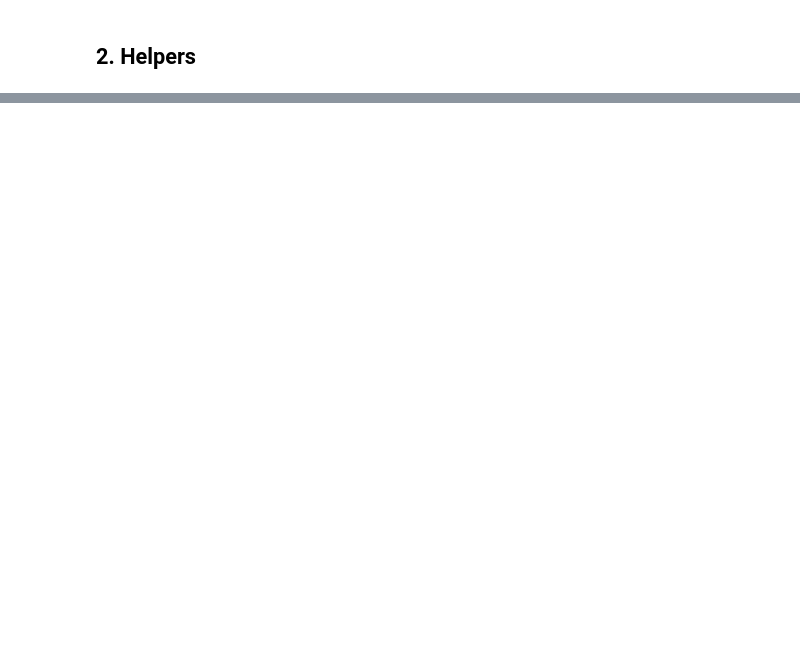
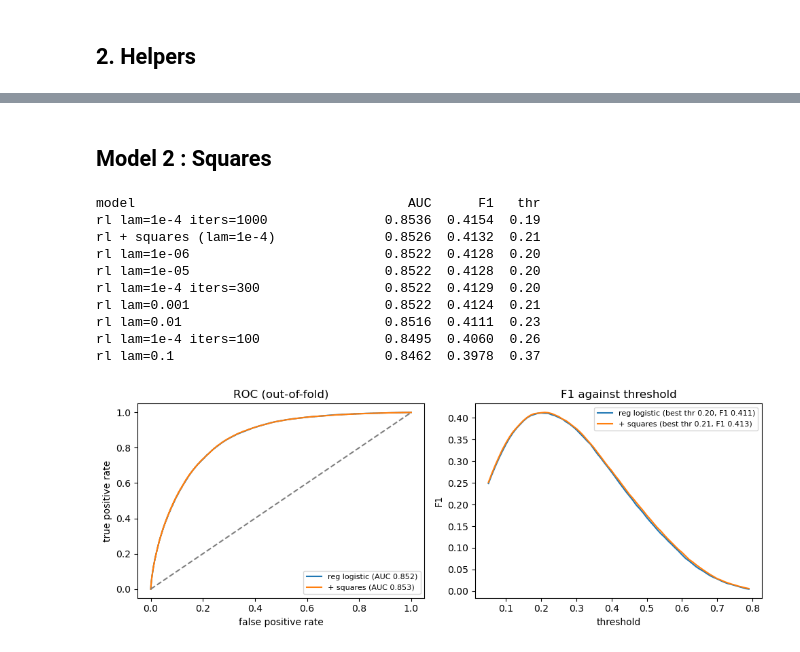
Before and after one commit to AlfinSib/ML_project_1, a Jupyter notebook: run.ipynb, the cells around one changed output, grey strips where cells are left out. Saved outputs shown, nothing was run; the diff lists cells and outputs as text; code cells hidden in the pictures; blank space fills up the shorter version.

```diff
--- a/run.ipynb
+++ b/run.ipynb
@@ -379,0 +175,26 @@ auc_rl, f1_rl, thr_rl = cross_validate(train_reg_logistic, x_tr_c, clean_names,
+# %% [markdown]
+## Model 2 : Squares
+# %%
+def model_squares(X_tr, y_tr, X_va, lam=1e-4, iters=MAX_ITERS, gamma=GAMMA):
+    cont = [j for j in range(1, X_tr.shape[1]) if len(np.unique(X_tr[:, j])) > 10]
+    sq_tr, sq_va = X_tr[:, cont] ** 2, X_va[:, cont] ** 2
+    mu, sd = sq_tr.mean(axis=0), sq_tr.std(axis=0) + 1e-8      # train statistics only
+    A_tr = np.c_[X_tr, (sq_tr - mu) / sd]
+    A_va = np.c_[X_va, (sq_va - mu) / sd]
+    w, _ = reg_logistic_regression(y_tr, A_tr, lam, np.zeros(A_tr.shape[1]), iters, gamma)
+    return sigmoid(A_va @ w)
+
+evaluate("rl + squares (lam=1e-4)", model_squares)
+plot_performance({"reg logistic": model_rl, "+ squares": model_squares})
+# %% [output]
+model                                   AUC      F1   thr
+rl lam=1e-4 iters=1000               0.8536  0.4154  0.19
+rl + squares (lam=1e-4)              0.8526  0.4132  0.21
+rl lam=1e-06                         0.8522  0.4128  0.20
+rl lam=1e-05                         0.8522  0.4128  0.20
+rl lam=1e-4 iters=300                0.8522  0.4129  0.20
+rl lam=0.001                         0.8522  0.4124  0.21
+rl lam=0.01                          0.8516  0.4111  0.23
+rl lam=1e-4 iters=100                0.8495  0.4060  0.26
+rl lam=0.1                           0.8462  0.3978  0.37
+[figure, added]
```
Also changed, not shown: parts of 38 cells of this notebook.
